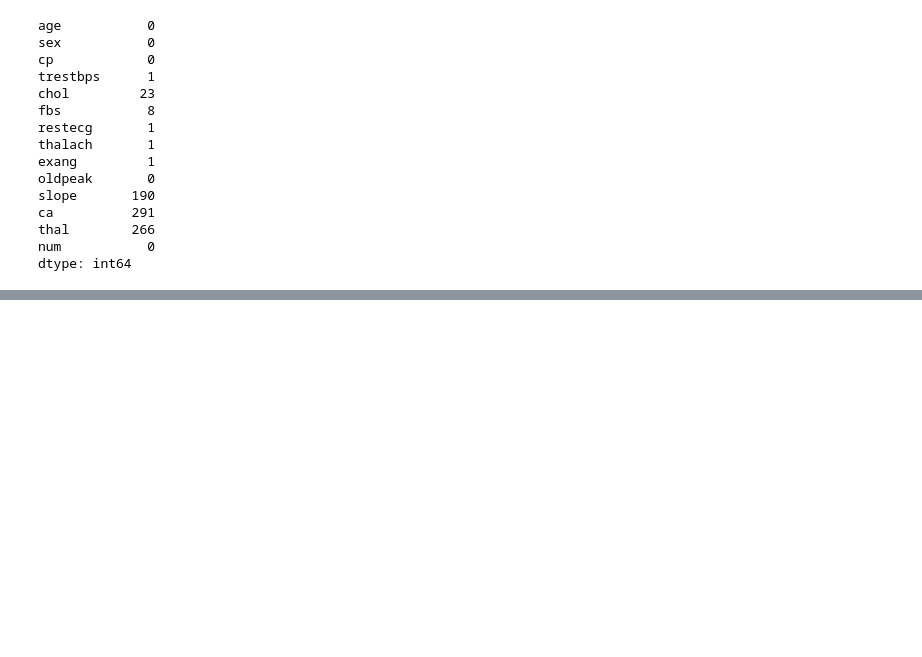
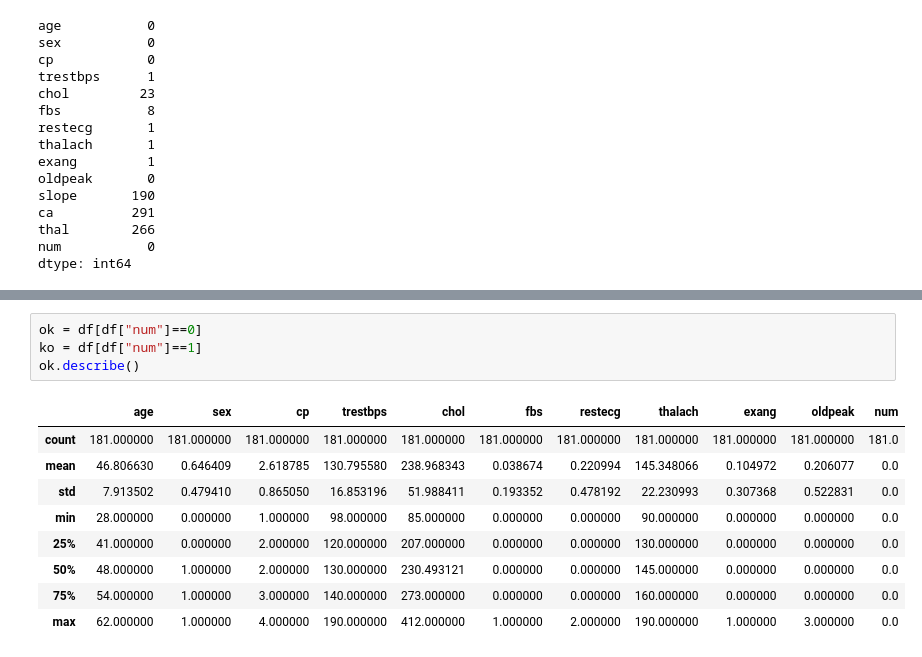
Before and after one commit to cyrilvincent/datascience, a Jupyter notebook: tp_heart.ipynb, the cells around one changed output, grey strips where cells are left out. Drawn from its saved outputs; the diff is of its cells as text; blank space fills up the shorter version.

```diff
--- a/tp_heart.ipynb
+++ b/tp_heart.ipynb
@@ -44,0 +101,14 @@ dtype: int64
+# %%
+ok = df[df["num"]==0]
+ko = df[df["num"]==1]
+ok.describe()
+# %% [output]
+|  | age | sex | cp | trestbps | chol | fbs | restecg | thalach | exang | oldpeak | num |
+| count | 181.000000 | 181.000000 | 181.000000 | 181.000000 | 181.000000 | 181.000000 | 181.000000 | 181.000000 | 181.000000 | 181.000000 | 181.0 |
+| mean | 46.806630 | 0.646409 | 2.618785 | 130.795580 | 238.968343 | 0.038674 | 0.220994 | 145.348066 | 0.104972 | 0.206077 | 0.0 |
+| std | 7.913502 | 0.479410 | 0.865050 | 16.853196 | 51.988411 | 0.193352 | 0.478192 | 22.230993 | 0.307368 | 0.522831 | 0.0 |
+| min | 28.000000 | 0.000000 | 1.000000 | 98.000000 | 85.000000 | 0.000000 | 0.000000 | 90.000000 | 0.000000 | 0.000000 | 0.0 |
+| 25% | 41.000000 | 0.000000 | 2.000000 | 120.000000 | 207.000000 | 0.000000 | 0.000000 | 130.000000 | 0.000000 | 0.000000 | 0.0 |
+| 50% | 48.000000 | 1.000000 | 2.000000 | 130.000000 | 230.493121 | 0.000000 | 0.000000 | 145.000000 | 0.000000 | 0.000000 | 0.0 |
+| 75% | 54.000000 | 1.000000 | 3.000000 | 140.000000 | 273.000000 | 0.000000 | 0.000000 | 160.000000 | 0.000000 | 0.000000 | 0.0 |
+| max | 62.000000 | 1.000000 | 4.000000 | 190.000000 | 412.000000 | 1.000000 | 2.000000 | 190.000000 | 1.000000 | 3.000000 | 0.0 |
```
Also changed, not shown: parts of 6 cells of this notebook, 1 other file.
